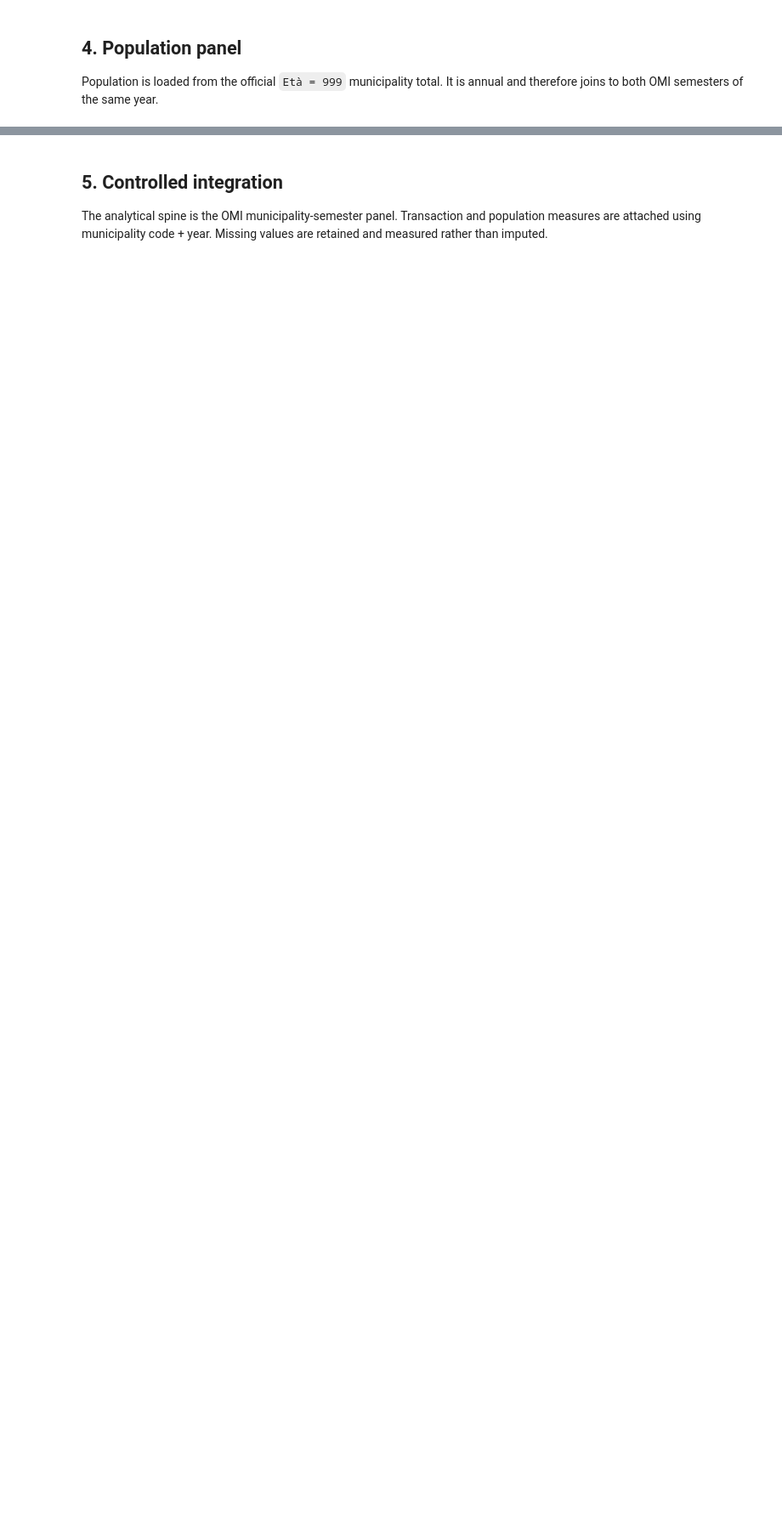
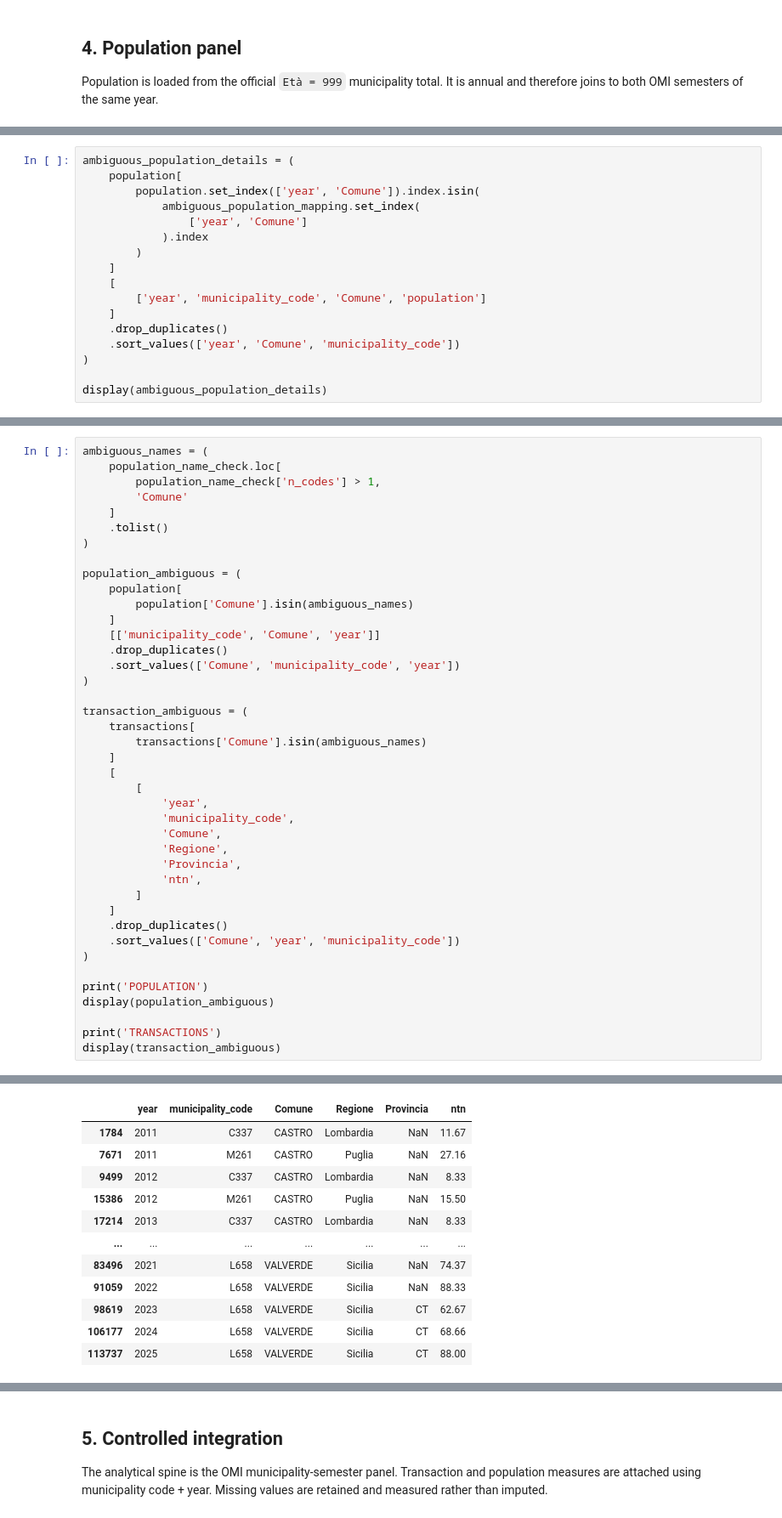
Before and after one commit to danielematix67-boop/italian-real-estate-analysis, a Jupyter notebook: notebooks/04_market_dynamics_integration.ipynb, the cells around one changed output, grey strips where cells are left out. Shown at 85% size. Saved outputs shown, nothing was run; the diff lists cells and outputs as text; blank space fills up the shorter version.

```diff
--- a/notebooks/04_market_dynamics_integration.ipynb
+++ b/notebooks/04_market_dynamics_integration.ipynb
@@ -168,0 +1014,17 @@ display(population.head())
+# %%
+ambiguous_population_details = (
+    population[
+        population.set_index(['year', 'Comune']).index.isin(
+            ambiguous_population_mapping.set_index(
+                ['year', 'Comune']
+            ).index
+        )
+    ]
+    [
+        ['year', 'municipality_code', 'Comune', 'population']
+    ]
+    .drop_duplicates()
+    .sort_values(['year', 'Comune', 'municipality_code'])
+)
+
+display(ambiguous_population_details)
@@ -168,0 +1195,42 @@ display(population.head())
+# %%
+ambiguous_names = (
+    population_name_check.loc[
+        population_name_check['n_codes'] > 1,
+        'Comune'
+    ]
+    .tolist()
+)
+
+population_ambiguous = (
+    population[
+        population['Comune'].isin(ambiguous_names)
+    ]
+    [['municipality_code', 'Comune', 'year']]
+    .drop_duplicates()
+    .sort_values(['Comune', 'municipality_code', 'year'])
+)
+
+transaction_ambiguous = (
+    transactions[
+        transactions['Comune'].isin(ambiguous_names)
+    ]
+    [
+        [
+            'year',
+            'municipality_code',
+            'Comune',
+            'Regione',
+            'Provincia',
+            'ntn',
+        ]
+    ]
+    .drop_duplicates()
+    .sort_values(['Comune', 'year', 'municipality_code'])
+)
+
+print('POPULATION')
+display(population_ambiguous)
+
+print('TRANSACTIONS')
+display(transaction_ambiguous)
+# %% [output]
@@ -168,0 +1252,12 @@ display(population.head())
+|  | year | municipality_code | Comune | Regione | Provincia | ntn |
+| 1784 | 2011 | C337 | CASTRO | Lombardia | NaN | 11.67 |
+| 7671 | 2011 | M261 | CASTRO | Puglia | NaN | 27.16 |
+| 9499 | 2012 | C337 | CASTRO | Lombardia | NaN | 8.33 |
+| 15386 | 2012 | M261 | CASTRO | Puglia | NaN | 15.50 |
+| 17214 | 2013 | C337 | CASTRO | Lombardia | NaN | 8.33 |
+| ... | ... | ... | ... | ... | ... | ... |
+| 83496 | 2021 | L658 | VALVERDE | Sicilia | NaN | 74.37 |
+| 91059 | 2022 | L658 | VALVERDE | Sicilia | NaN | 88.33 |
+| 98619 | 2023 | L658 | VALVERDE | Sicilia | CT | 62.67 |
+| 106177 | 2024 | L658 | VALVERDE | Sicilia | CT | 68.66 |
+| 113737 | 2025 | L658 | VALVERDE | Sicilia | CT | 88.00 |
```
Also changed, not shown: parts of 26 cells of this notebook, 3 other files.
